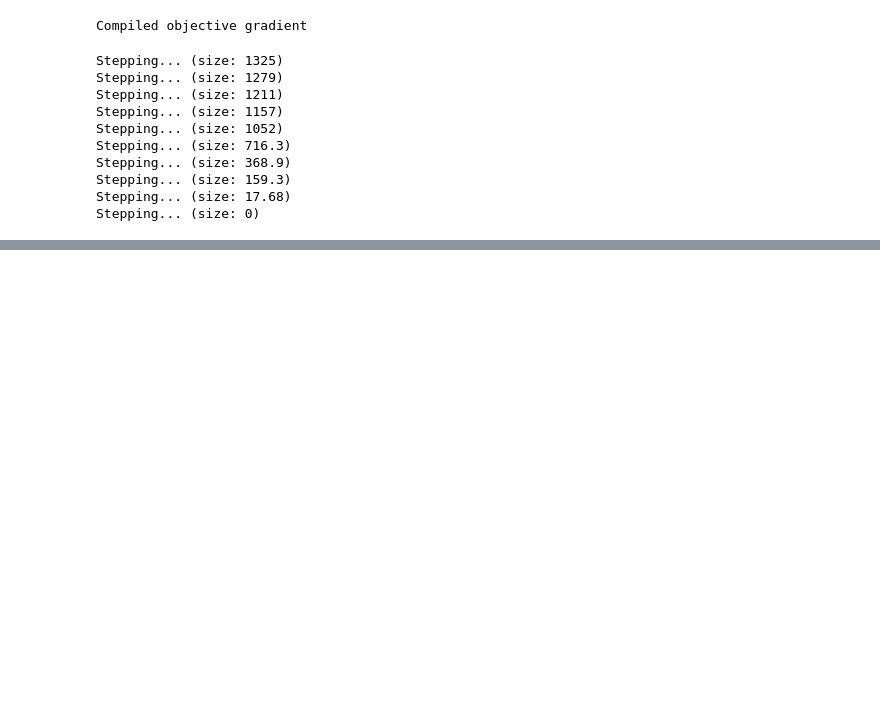
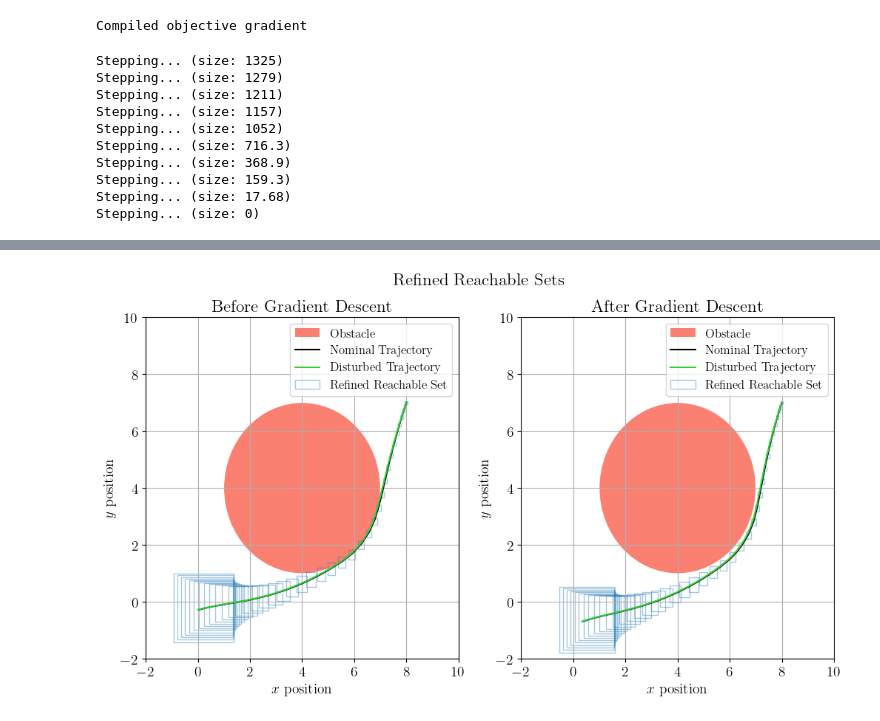
Before and after one commit to gtfactslab/immrax, a Jupyter notebook: examples/auxillary_vars/vehicle_mpc.ipynb, the cells around one changed output, grey strips where cells are left out. Cells and saved outputs as stored; diff of their text form; code cells hidden in the pictures; blank space fills up the shorter version.

```diff
--- a/examples/auxillary_vars/vehicle_mpc.ipynb
+++ b/examples/auxillary_vars/vehicle_mpc.ipynb
@@ -424,0 +454,73 @@ Text(0, 0.5, '$y$ position')
+# %%
+nominal_traj_gd = rollout_cl_traj(us_gd, jnp.zeros_like(disturbances))
+disturbed_traj_gd = rollout_cl_traj(us_gd, disturbances)
+interval_traj_gd = rollout_cl_interval_traj(us_gd)
+# %%
+fig, ax = plt.subplots(1, 2, figsize=(12, 6))
+fig.suptitle("Refined Reachable Sets")
+plt.sca(ax[0])
+circle = patches.Circle((4, 4), 3 - 1e-2, facecolor="salmon", label="Obstacle")
+ax[0].add_patch(circle)  # Obstacle
+
+ax[0].plot(
+    xs[:, 0], xs[:, 1], color="black", label="Nominal Trajectory"
+)  # MPC trajectory
+ax[0].plot(
+    disturbed_traj.ys[:, 0],
+    disturbed_traj.ys[:, 1],
+    color="limegreen",
+    label="Disturbed Trajectory",
+)  # disturbed trajectory
+interval_traj.tfinite = (
+    jnp.zeros_like(interval_traj.tfinite, dtype=bool)
+    .at[::plot_frequency]
+    .set(interval_traj.tfinite[::plot_frequency])
+) # Don't plot interval at every timestep
+draw_refined_trajectory_2d(interval_traj, H)  # interval trajectory
+
+ax[0].set_title("Before Gradient Descent")
+ax[0].set_xlabel("$x$ position")
+ax[0].set_ylabel("$y$ position")
+ax[0].grid(True)
+_, labels = ax[0].get_legend_handles_labels()
+labels.append("Refined Reachable Set")
+ax[0].legend(labels, prop={"size": 12})
+ax[0].set_xlim([-2, 10])
+ax[0].set_ylim([-2, 10])
+
+plt.sca(ax[1])
+circle = patches.Circle((4, 4), 3 - 1e-2, facecolor="salmon", label="Obstacle")
+ax[1].add_patch(circle)  # Obstacle
+
+ax[1].plot(
+    nominal_traj_gd.ys[:, 0],
+    nominal_traj_gd.ys[:, 1],
+    color="black",
+    label="Nominal Trajectory",
+)  # MPC trajectory
+ax[1].plot(
+    disturbed_traj_gd.ys[:, 0],
+    disturbed_traj_gd.ys[:, 1],
+    color="limegreen",
+    label="Disturbed Trajectory",
+)  # disturbed trajectory
+interval_traj_gd.tfinite = (
+    jnp.zeros_like(interval_traj_gd.tfinite, dtype=bool)
+    .at[::plot_frequency]
+    .set(interval_traj_gd.tfinite[::plot_frequency])
+) # Don't plot interval at every timestep
+draw_refined_trajectory_2d(interval_traj_gd, H)
+
+ax[1].set_title("After Gradient Descent")
+ax[1].set_xlabel("$x$ position")
+ax[1].set_ylabel("$y$ position")
+ax[1].grid(True)
+_, labels = ax[1].get_legend_handles_labels()
+labels.append("Refined Reachable Set")
+ax[1].legend(labels, prop={"size": 12})
+ax[1].set_xlim([-2, 10])
+ax[1].set_ylim([-2, 10])
+
+plt.savefig("refined_reachable_sets.svg")
+# %% [output]
+[figure, added]
```
Also changed, not shown: parts of 6 cells of this notebook, 1 other file.
